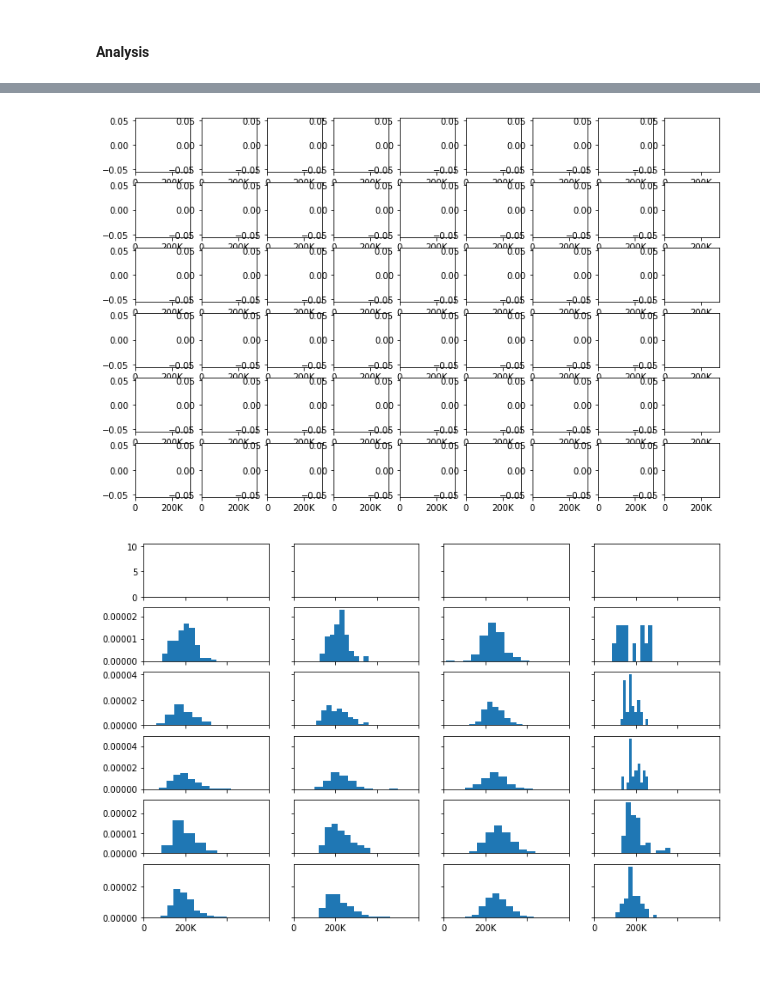
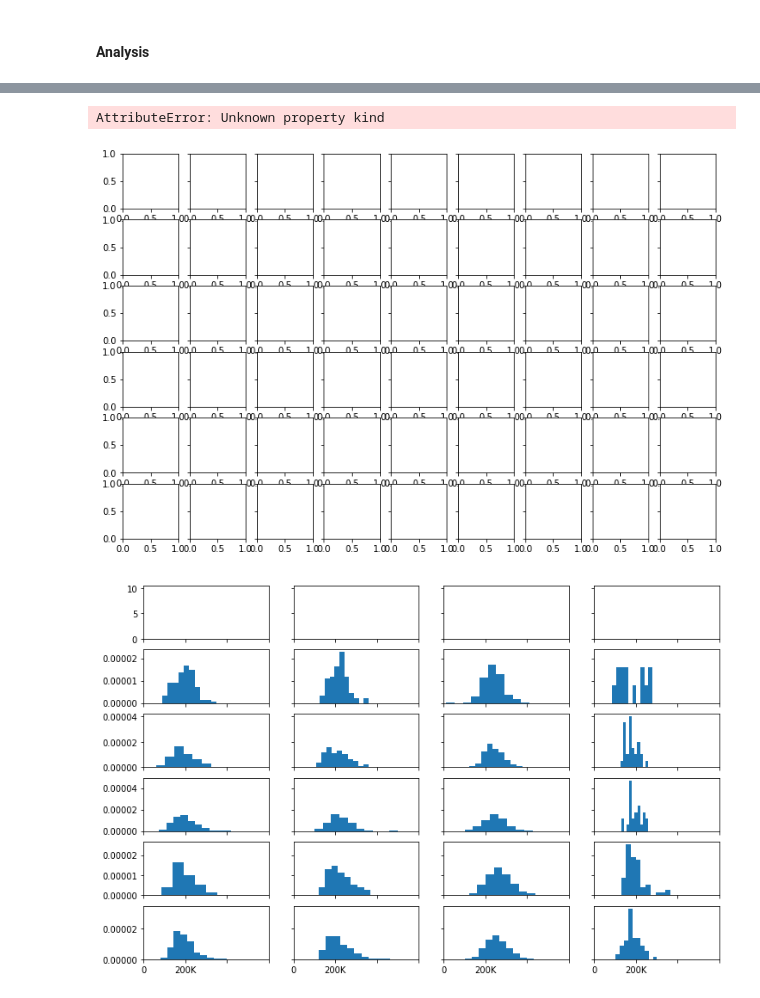
Before and after one commit to Jaboola9/Data_Scientist_Salaries_USA, a Jupyter notebook: hypothesis_testing.ipynb, the cells around one changed output, grey strips where cells are left out. Drawn from its saved outputs; the diff is of its cells as text; code cells hidden in the pictures; blank space fills up the shorter version.

```diff
--- a/hypothesis_testing.ipynb
+++ b/hypothesis_testing.ipynb
@@ -33,25 +30,28 @@ clean.head()
 # %%
 # Visual Checks on Normality of Dependent Variable (Salary) among Groups
 
 # Year/Role
 nrows = len(clean['Year'].unique())
 ncols = len(clean['Role'].unique())
 
-fig, axes = plt.subplots(nrows=nrows, ncols=ncols, figsize = (12,8))
+fig, axes = plt.subplots(nrows=nrows, ncols=ncols, figsize = (12,8), sharey='row')
 
 for nr, year in enumerate(clean['Year'].unique()):
     for nc, role in enumerate(clean['Role'].unique()):
-        axes[nr][nc].hist(clean[(clean['Year']==year) & (clean['Role']==reg)].Salary, density=True)
+        plt.plot(clean[(clean['Year']==year) & (clean['Role']==role)].Salary)
+#         axes[nr][nc].hist(clean[(clean['Year']==year) & (clean['Role']==role)].Salary, density=True)
 #         sns.kdeplot(clean[(clean['Year']==year) & (clean['Role']==role)].Salary, ax=axes[nr][nc])
-        axes[nr][nc].set_xlim([0, 300000])
-        axes[nr][nc].set_xticklabels(['0', '200K'])
-#         try:
-#             axes[nr][nc].get_legend().remove()
-#         except:
-#             pass
+        axes[nr][nc].set_xlim([0, 250000])
+        axes[nr][nc].set_ylim([0, .00005])
+#         axes[nr][nc].set_xticklabels(['0', '200K'])
+        try:
+            axes[nr][nc].get_legend().remove()
+        except:
+            pass
 plt.show()
 # %% [output]
+AttributeError: Unknown property kind
-[figure, old version]
+[figure, new version]
 # %%
 # Year/Region
 
```
Also changed, not shown: parts of 2 cells of this notebook, 3 other files.
